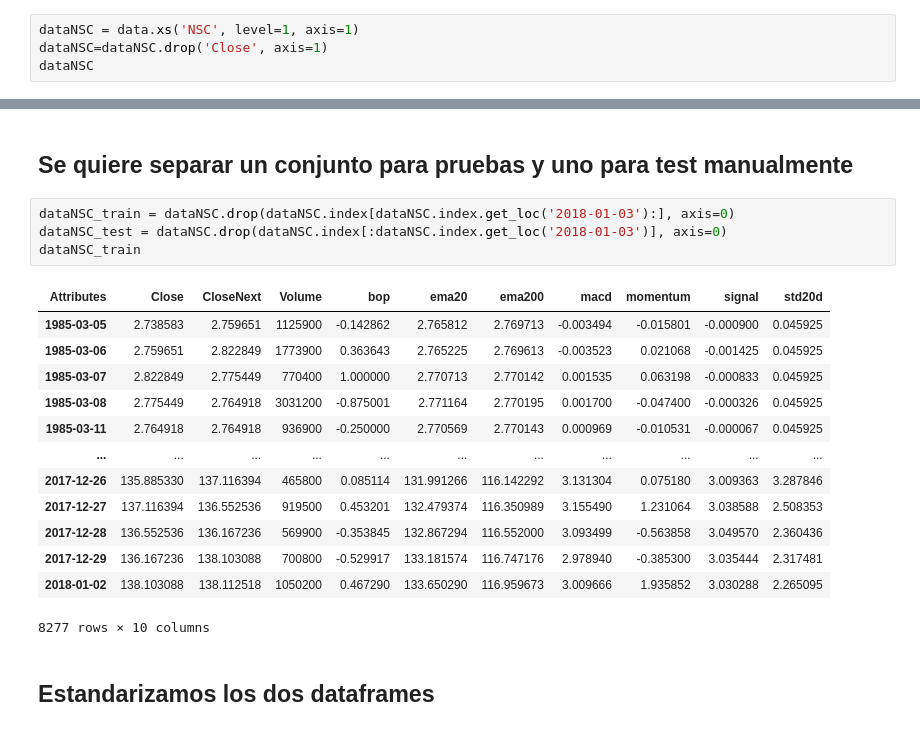
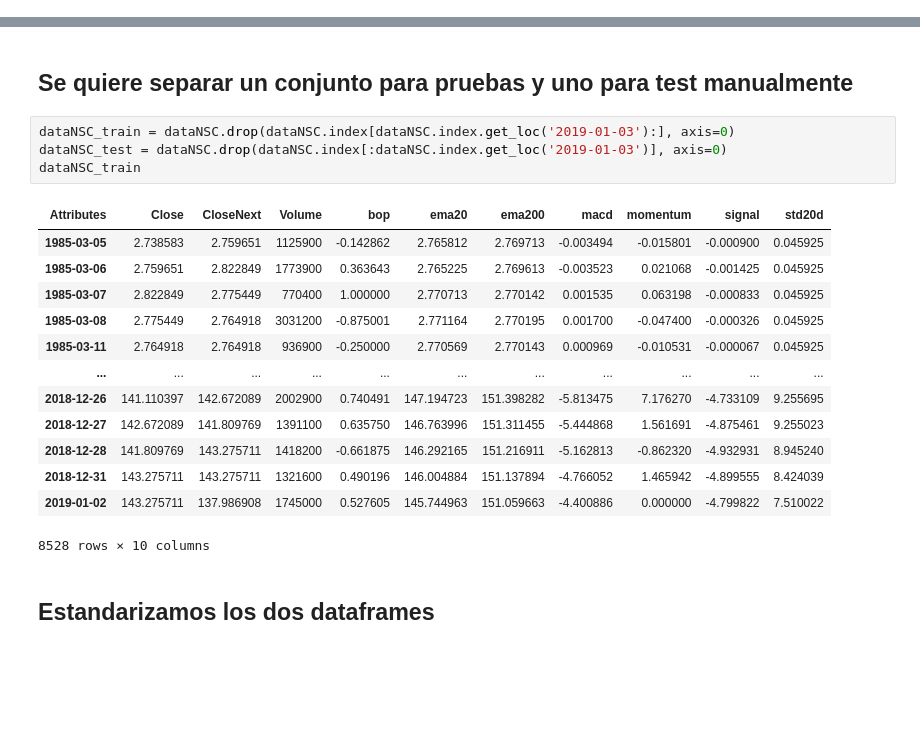
Before and after one commit to joseuribe0624/stocks-prections, a Jupyter notebook: codes/technical_codes/technicalperstock.ipynb, the cells around one changed output, grey strips where cells are left out. Drawn from its saved outputs; the diff is of its cells as text; blank space fills up the shorter version.

```diff
--- a/codes/technical_codes/technicalperstock.ipynb
+++ b/codes/technical_codes/technicalperstock.ipynb
@@ -326,4 +235,0 @@ random_seeds 4
-# %%
-dataNSC = data.xs('NSC', level=1, axis=1)
-dataNSC=dataNSC.drop('Close', axis=1)
-dataNSC
@@ -721,23 +944,23 @@ random_seeds upper
 # %% [markdown]
 ## Se quiere separar un conjunto para pruebas y uno para test manualmente
 # %%
-dataNSC_train = dataNSC.drop(dataNSC.index[dataNSC.index.get_loc('2018-01-03'):], axis=0)
-dataNSC_test = dataNSC.drop(dataNSC.index[:dataNSC.index.get_loc('2018-01-03')], axis=0)
+dataNSC_train = dataNSC.drop(dataNSC.index[dataNSC.index.get_loc('2019-01-03'):], axis=0)
+dataNSC_test = dataNSC.drop(dataNSC.index[:dataNSC.index.get_loc('2019-01-03')], axis=0)
 dataNSC_train
 # %% [output]
 | Attributes | Close | CloseNext | Volume | bop | ema20 | ema200 | macd | momentum | signal | std20d |
 | 1985-03-05 | 2.738583 | 2.759651 | 1125900 | -0.142862 | 2.765812 | 2.769713 | -0.003494 | -0.015801 | -0.000900 | 0.045925 |
 | 1985-03-06 | 2.759651 | 2.822849 | 1773900 | 0.363643 | 2.765225 | 2.769613 | -0.003523 | 0.021068 | -0.001425 | 0.045925 |
 | 1985-03-07 | 2.822849 | 2.775449 | 770400 | 1.000000 | 2.770713 | 2.770142 | 0.001535 | 0.063198 | -0.000833 | 0.045925 |
 | 1985-03-08 | 2.775449 | 2.764918 | 3031200 | -0.875001 | 2.771164 | 2.770195 | 0.001700 | -0.047400 | -0.000326 | 0.045925 |
 | 1985-03-11 | 2.764918 | 2.764918 | 936900 | -0.250000 | 2.770569 | 2.770143 | 0.000969 | -0.010531 | -0.000067 | 0.045925 |
 | ... | ... | ... | ... | ... | ... | ... | ... | ... | ... | ... |
-| 2017-12-26 | 135.885330 | 137.116394 | 465800 | 0.085114 | 131.991266 | 116.142292 | 3.131304 | 0.075180 | 3.009363 | 3.287846 |
-| 2017-12-27 | 137.116394 | 136.552536 | 919500 | 0.453201 | 132.479374 | 116.350989 | 3.155490 | 1.231064 | 3.038588 | 2.508353 |
-| 2017-12-28 | 136.552536 | 136.167236 | 569900 | -0.353845 | 132.867294 | 116.552000 | 3.093499 | -0.563858 | 3.049570 | 2.360436 |
-| 2017-12-29 | 136.167236 | 138.103088 | 700800 | -0.529917 | 133.181574 | 116.747176 | 2.978940 | -0.385300 | 3.035444 | 2.317481 |
-| 2018-01-02 | 138.103088 | 138.112518 | 1050200 | 0.467290 | 133.650290 | 116.959673 | 3.009666 | 1.935852 | 3.030288 | 2.265095 |
+| 2018-12-26 | 141.110397 | 142.672089 | 2002900 | 0.740491 | 147.194723 | 151.398282 | -5.813475 | 7.176270 | -4.733109 | 9.255695 |
+| 2018-12-27 | 142.672089 | 141.809769 | 1391100 | 0.635750 | 146.763996 | 151.311455 | -5.444868 | 1.561691 | -4.875461 | 9.255023 |
+| 2018-12-28 | 141.809769 | 143.275711 | 1418200 | -0.661875 | 146.292165 | 151.216911 | -5.162813 | -0.862320 | -4.932931 | 8.945240 |
+| 2018-12-31 | 143.275711 | 143.275711 | 1321600 | 0.490196 | 146.004884 | 151.137894 | -4.766052 | 1.465942 | -4.899555 | 8.424039 |
+| 2019-01-02 | 143.275711 | 137.986908 | 1745000 | 0.527605 | 145.744963 | 151.059663 | -4.400886 | 0.000000 | -4.799822 | 7.510022 |
-8277 rows × 10 columns
+8528 rows × 10 columns
 # %% [markdown]
 ## Estandarizamos los dos dataframes
 # %%
```
Also changed, not shown: parts of 49 cells of this notebook, 2 other files.
